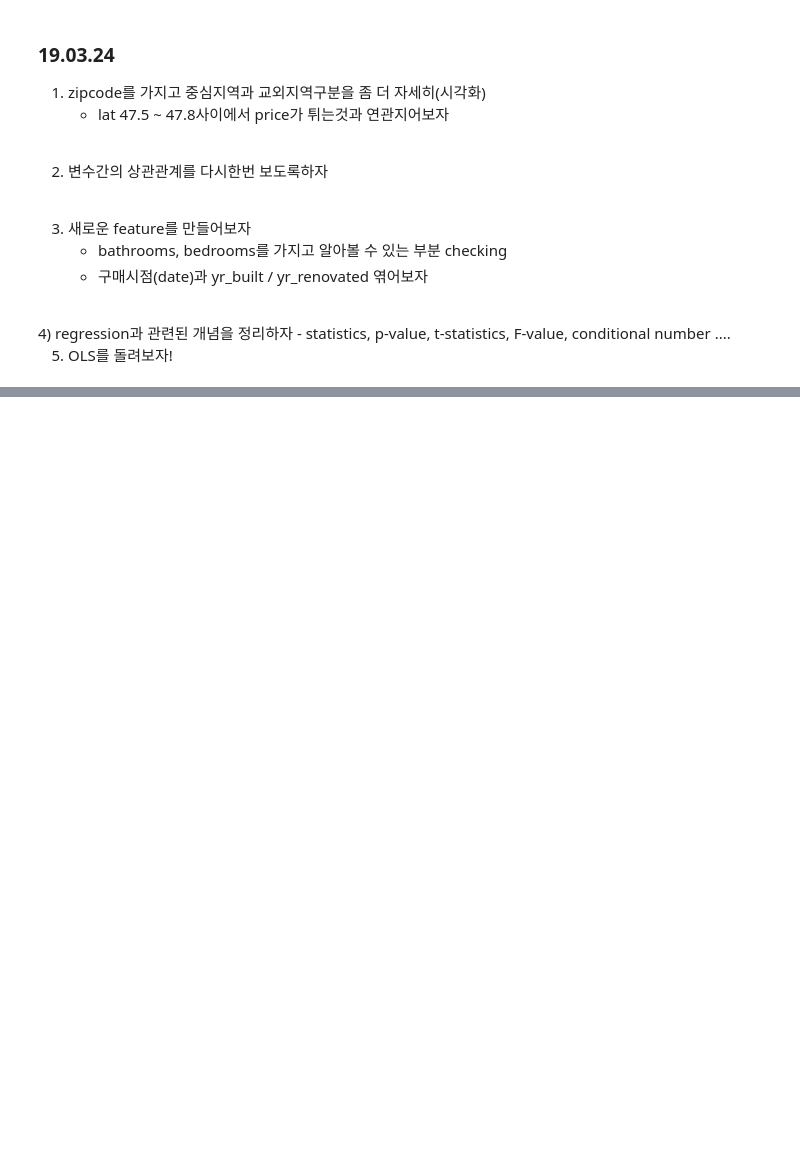
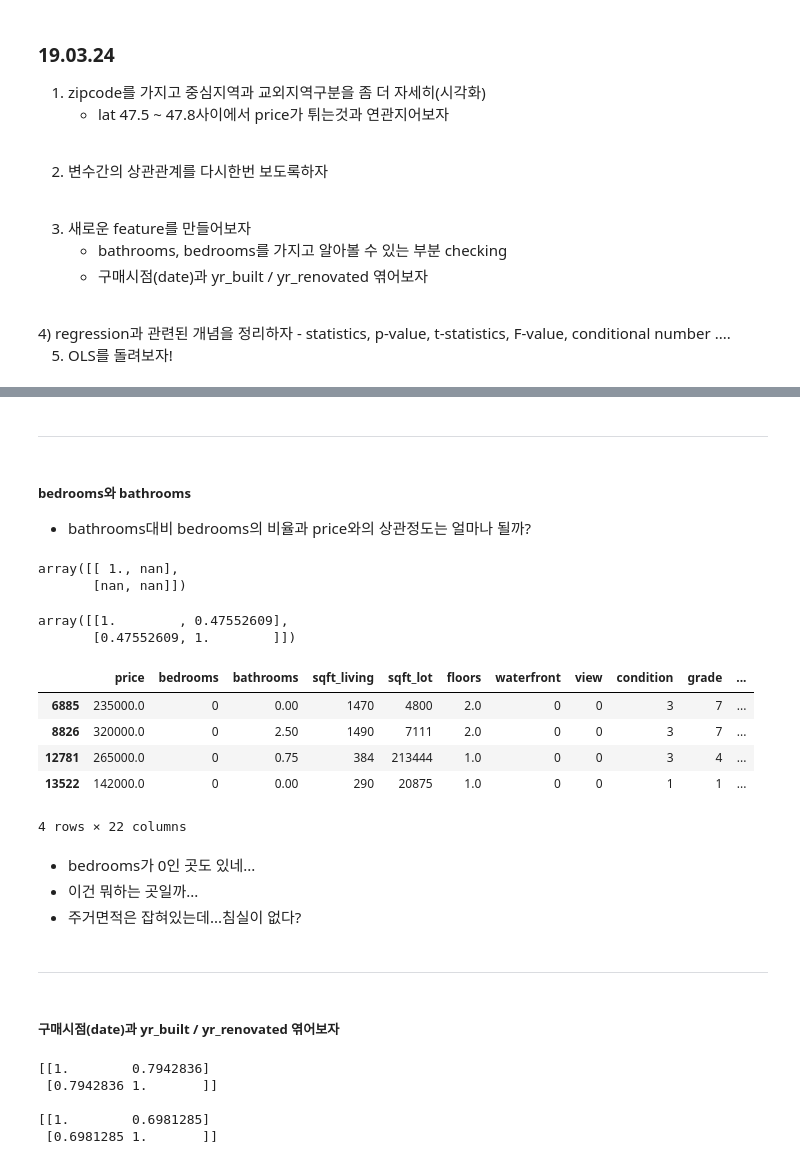
Before and after one commit to Junhojuno/everyday-kaggle, a Jupyter notebook: houseprice_prediction/code/Lets-EDA-it.ipynb, the cells around one changed output, grey strips where cells are left out. Cells and saved outputs as stored; diff of their text form; code cells hidden in the pictures; blank space fills up the shorter version.

```diff
--- a/houseprice_prediction/code/Lets-EDA-it.ipynb
+++ b/houseprice_prediction/code/Lets-EDA-it.ipynb
@@ -787,0 +888,45 @@ Index(['price', 'bedrooms', 'bathrooms', 'sqft_living', 'sqft_lot', 'floors',
+# %% [markdown]
+---
+# %% [markdown]
+##### bedrooms와 bathrooms
+- bathrooms대비 bedrooms의 비율과 price와의 상관정도는 얼마나 될까?
+# %%
+np.corrcoef(df['price'], (df['bedrooms'] / (df['bedrooms'] + df['bathrooms'])))
+# %% [output]
+array([[ 1., nan],
+       [nan, nan]])
+# %%
+np.corrcoef(df['price'],  (df['bedrooms'] + df['bathrooms']))
+# %% [output]
+array([[1.        , 0.47552609],
+       [0.47552609, 1.        ]])
+# %%
+df[df.bedrooms == 0]
+# %% [output]
+|  | price | bedrooms | bathrooms | sqft_living | sqft_lot | floors | waterfront | view | condition | grade | ... |
+| 6885 | 235000.0 | 0 | 0.00 | 1470 | 4800 | 2.0 | 0 | 0 | 3 | 7 | ... |
+| 8826 | 320000.0 | 0 | 2.50 | 1490 | 7111 | 2.0 | 0 | 0 | 3 | 7 | ... |
+| 12781 | 265000.0 | 0 | 0.75 | 384 | 213444 | 1.0 | 0 | 0 | 3 | 4 | ... |
+| 13522 | 142000.0 | 0 | 0.00 | 290 | 20875 | 1.0 | 0 | 0 | 1 | 1 | ... |
+4 rows × 22 columns
+# %% [markdown]
+- bedrooms가 0인 곳도 있네...
+- 이건 뭐하는 곳일까...
+- 주거면적은 잡혀있는데...침실이 없다?
+# %% [markdown]
+---
+# %% [markdown]
+##### 구매시점(date)과 yr_built / yr_renovated 엮어보자
+# %%
+renovated_y = df[df.yr_renovated != 0]
+renovated_n = df[df.yr_renovated == 0]
+
+print(np.corrcoef(df.loc[df.yr_renovated != 0, 'price'], renovated_y['sqft_living']))
+print()
+print(np.corrcoef(df.loc[df.yr_renovated == 0, 'price'], renovated_n['sqft_living']))
+# %% [output]
+[[1.        0.7942836]
+ [0.7942836 1.       ]]
+
+[[1.        0.6981285]
+ [0.6981285 1.       ]]
```
Also changed, not shown: parts of 17 cells of this notebook.
